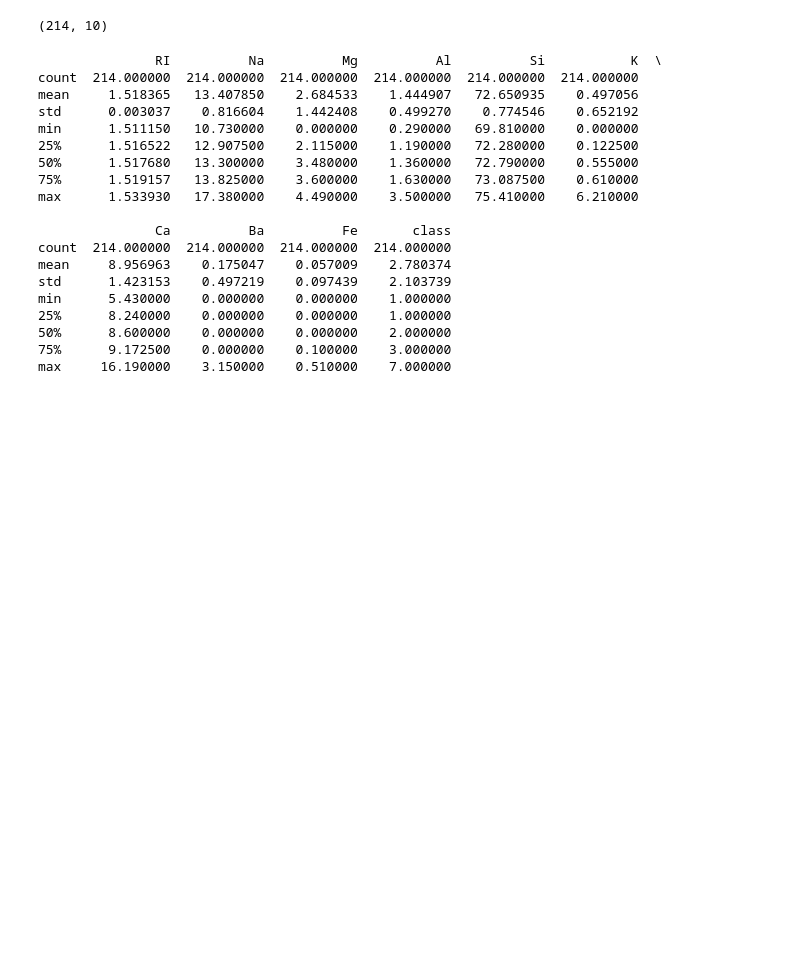
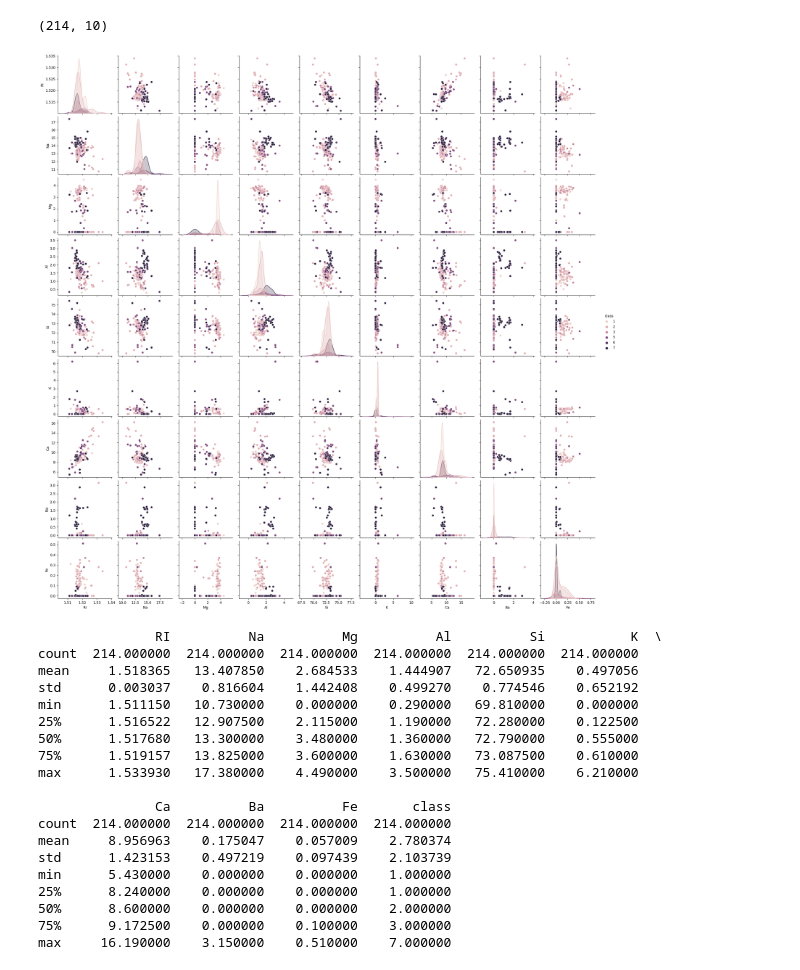
Before and after one commit to Golden3x11/AI, a Jupyter notebook: ml/ml.ipynb, the cells around one changed output. Saved outputs shown, nothing was run; the diff lists cells and outputs as text; code cells hidden in the pictures; blank space fills up the shorter version.

```diff
--- a/ml/ml.ipynb
+++ b/ml/ml.ipynb
@@ -19,7 +19,10 @@ print(df.shape)
 # %% [output]
 (214, 10)
 # %%
-# sns.pairplot(df, hue='class');
+import seaborn as sns
+sns.pairplot(df, hue='class');
+# %% [output]
+[figure, added]
 # %%
 print(df.describe())
 # %% [output]
```
Also changed, not shown: parts of 8 cells of this notebook, 1 other file.
